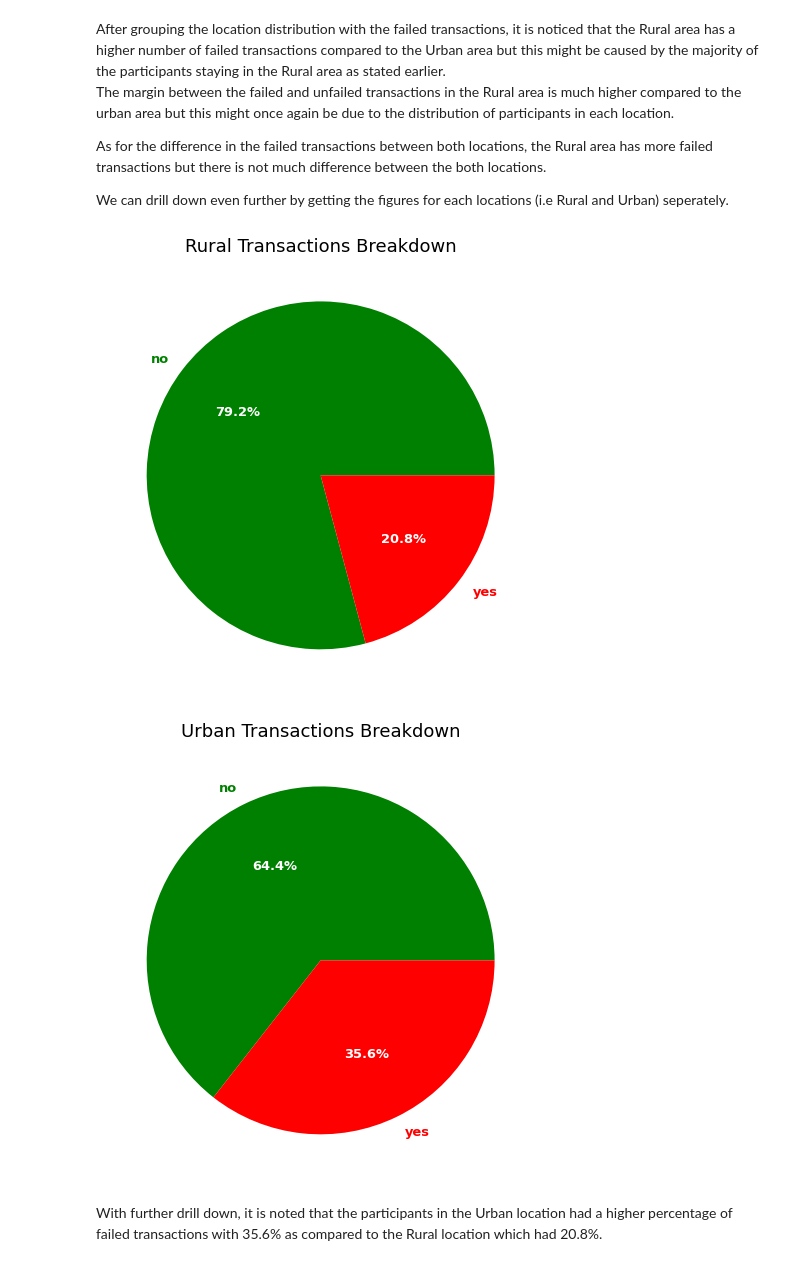
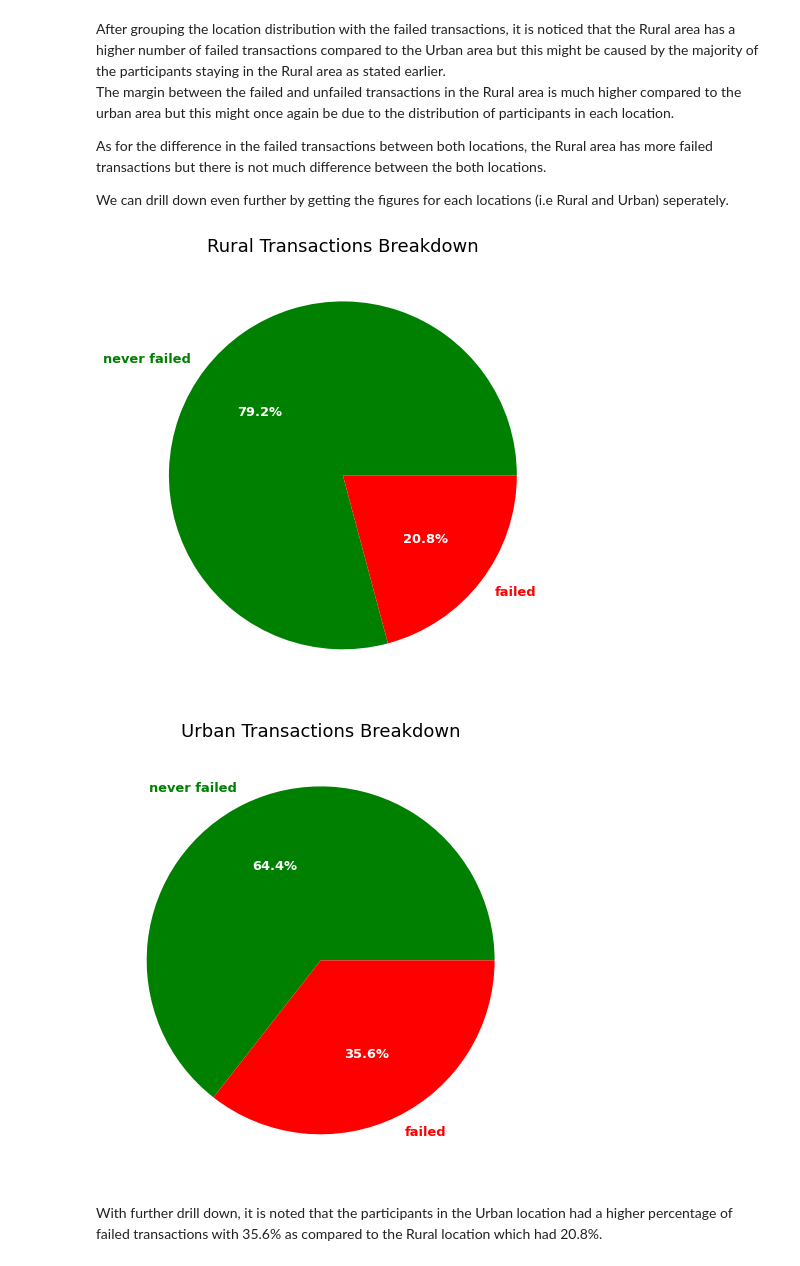
Before and after one commit to Ayo-G/Case-Study, a Jupyter notebook: Mobile Money Case Study/Mobile Money.ipynb, the cells around one changed output. Cells and saved outputs as stored; diff of their text form; code cells hidden in the pictures.

```diff
--- a/Mobile Money Case Study/Mobile Money.ipynb
+++ b/Mobile Money Case Study/Mobile Money.ipynb
@@ -8,7 +8,7 @@ import matplotlib.pyplot as plt
 %matplotlib inline
 # %%
 # import the dataset into the notebook
-data = pd.read_csv('mm_data.csv')
+data = pd.read_csv('datasets/mm_data.csv')
 # %%
 # preview the loaded dataset
 data.sample(5)
@@ -229,7 +229,7 @@ f_rates = data['financial_inc'].value_counts()
 
 fig, ax = plt.subplots(figsize=(8, 8))
 x = f_rates
-labels = f_rates.keys()
+labels = ['financially included', 'financially excluded']
 mycolors = ["grey", "#4CAF50"]
 myexplode = [0, 0.2]
 patches, texts, pcts = ax.pie(x, labels = labels, autopct='%.f%%', explode = myexplode, colors = mycolors, textprops={'fontsize': 13})
@@ -299,3 +299,18 @@ data['urban'].value_counts()
 Rural    940
 Urban    265
 Name: urban, dtype: int64
+# %%
+loc = data['urban'].value_counts()
+
+fig, ax = plt.subplots(figsize=(8, 8))
+x = loc
+labels = ['Rural', 'Urban']
+mycolors = ["grey", "brown"]
+myexplode = [0, 0.2]
+patches, texts, pcts = ax.pie(x, labels = labels, autopct='%.f%%', explode = myexplode, colors = mycolors, textprops={'fontsize': 13})
+for i, patch in enumerate(patches):
+    texts[i].set_color(patch.get_facecolor())
+plt.setp(pcts, color='white', fontweight='bold')
+plt.setp(texts, fontweight=600)
+plt.title("Customer Location Distribution", fontsize = 18)
+plt.show()
@@ -327,27 +344,27 @@ We can drill down even further by getting the figures for each locations (i.e Ru
 # %%
 
 rural_p = data[data["urban"]=='Rural'].v240.value_counts()
 
 fig, ax = plt.subplots(figsize = (10, 8))
 x = rural_p
-labels = rural_p.keys()
+labels = ['never failed', 'failed']
 myexplode = [0, 0]
 mycolor = ['g', 'r']
 patches, texts, pcts = ax.pie(x, labels = labels, autopct='%.1f%%', explode = myexplode, textprops={'fontsize': 13}, colors = mycolor)
 for i, patch in enumerate(patches):
     texts[i].set_color(patch.get_facecolor())
 plt.setp(pcts, color='white', fontweight='bold')
 plt.setp(texts, fontweight=600)
 plt.title("Rural Transactions Breakdown", fontsize = 18)
 plt.show()
 # %% [output]
-[figure, old version]
+[figure, new version]
 # %%
 urban_p = data[data["urban"]=='Urban'].v240.value_counts()
 
 fig, ax = plt.subplots(figsize = (10, 8))
 x = urban_p
-labels = urban_p.keys()
+labels = ['never failed', 'failed']
 myexplode = [0, 0]
 mycolor = ['g', 'r']
 patches, texts, pcts = ax.pie(x, labels = labels, autopct='%.1f%%', explode = myexplode, textprops={'fontsize': 13}, colors = mycolor)
@@ -358,7 +375,7 @@ plt.setp(texts, fontweight=600)
 plt.title("Urban Transactions Breakdown", fontsize = 18)
 plt.show()
 # %% [output]
-[figure, old version]
+[figure, new version]
 # %% [markdown]
 With further drill down, it is noted that the participants in the Urban location had a higher percentage of failed transactions with 35.6% as compared to the Rural location which had 20.8%.<br>
 # %% [markdown]
```
Also changed, not shown: parts of 3 cells of this notebook.
